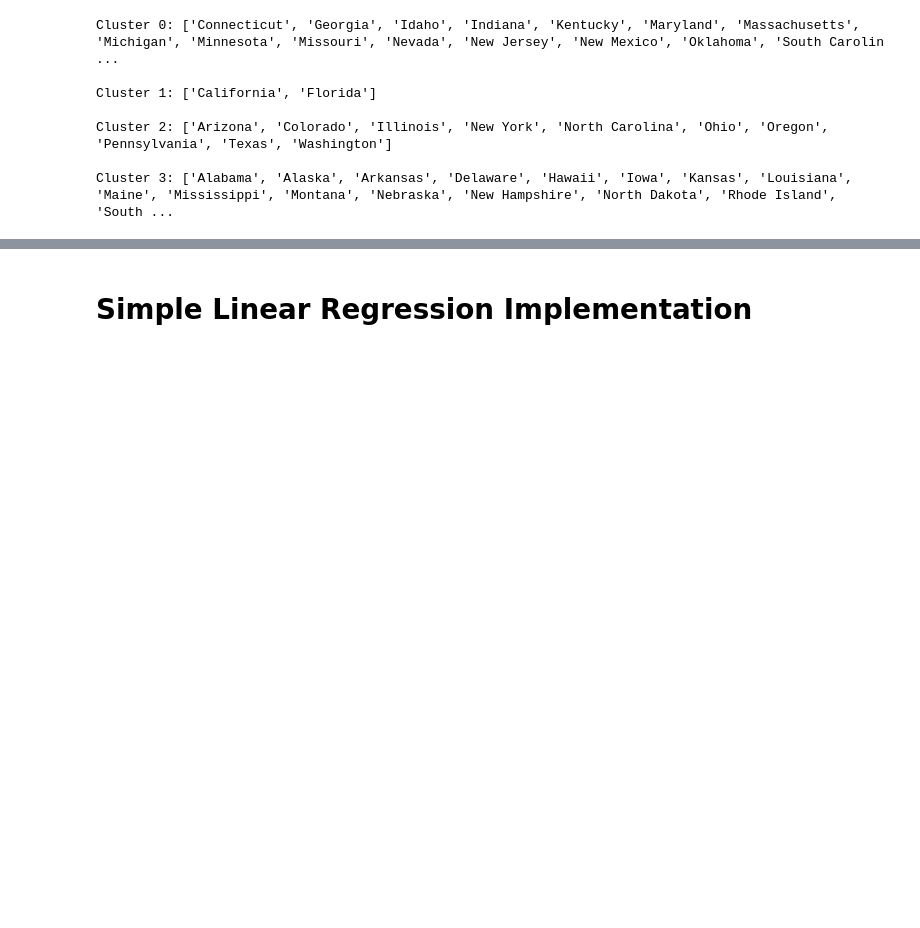
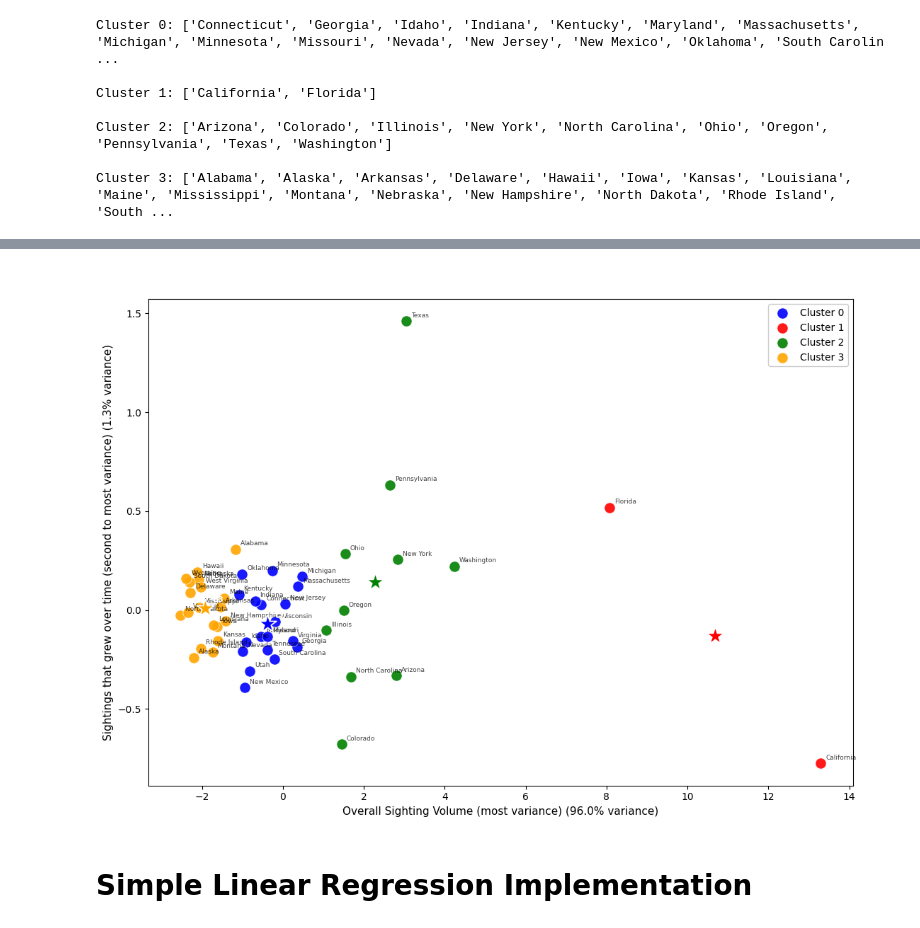
Before and after one commit to Ddelrayy/UFO-Data-Analysis, a Jupyter notebook: coding.ipynb, the cells around one changed output, grey strips where cells are left out. Saved outputs shown, nothing was run; the diff lists cells and outputs as text; code cells hidden in the pictures; blank space fills up the shorter version.

Commit message:
updating cluster visualization

```diff
--- a/coding.ipynb
+++ b/coding.ipynb
@@ -165,3 +129,66 @@ plt.show()
+# %%
+# making 2D so it's plottable
+pca = PCA(n_components=2)
+coords = pca.fit_transform(pivot_scaled)
+
+colors = ["blue", "red", "green", "orange"]
+cluster_labels = pivot["cluster"].values
+
+fig, ax = plt.subplots(figsize=(11, 8))
+
+# plotting each cluster
+for c in range(k):
+    mask = cluster_labels == c
+    ax.scatter(
+        coords[mask, 0], coords[mask, 1],
+        c=colors[c], s=120, alpha=0.9,
+        edgecolors="white", linewidths=0.5,
+        label=f"Cluster {c}", zorder=3
+    )
+
+# plotting cluster centroids, stars represent center
+centroids_scaled = km.cluster_centers_
+centroids_pca = pca.transform(centroids_scaled)
+
+for c in range(k):
+    ax.scatter(
+        centroids_pca[c, 0], centroids_pca[c, 1],
+        c=colors[c], s=350, marker="*",
+        edgecolors="white", linewidths=1.2,
+        zorder=5  # draw on top of everything
+    )
+    ax.annotate(
+        f"C{c}",
+        (centroids_pca[c, 0], centroids_pca[c, 1]),
+        fontsize=8, color="white", fontweight="bold",
+        xytext=(8, 6), textcoords="offset points", zorder=6
+    )
+
+# giving each point the name of a state
+states = pivot.index.tolist()
+for i, state in enumerate(states):
+    ax.annotate(
+        state,
+        (coords[i, 0], coords[i, 1]),
+        fontsize=6.5, color="black", alpha=0.75,
+        xytext=(5, 4), textcoords="offset points"
+    )
+
+# labelling
+var_explained = pca.explained_variance_ratio_ * 100
+ax.set_xlabel(f"Overall Sighting Volume (most variance) ({var_explained[0]:.1f}% variance)", color="black", fontsize=11)
+ax.set_ylabel(f"Sightings that grew over time (second to most variance) ({var_explained[1]:.1f}% variance)", color="black", fontsize=11)
+ax.set_title("UFO Sighting Clusters by State (2016–2023)",
+             fontsize=15, color="white", pad=16, fontweight="bold")
+ax.tick_params(colors="black")
+for spine in ax.spines.values():
+    spine.set_edgecolor("black")
+ax.legend(framealpha=0.2, labelcolor="black", facecolor="white", edgecolor="black", fontsize=10)
+
+plt.tight_layout()
+plt.show()
+# %% [output]
+[figure, added]
 # %% [markdown]
 # Simple Linear Regression Implementation
 # %%
```
Also changed, not shown: parts of 3 cells of this notebook.
